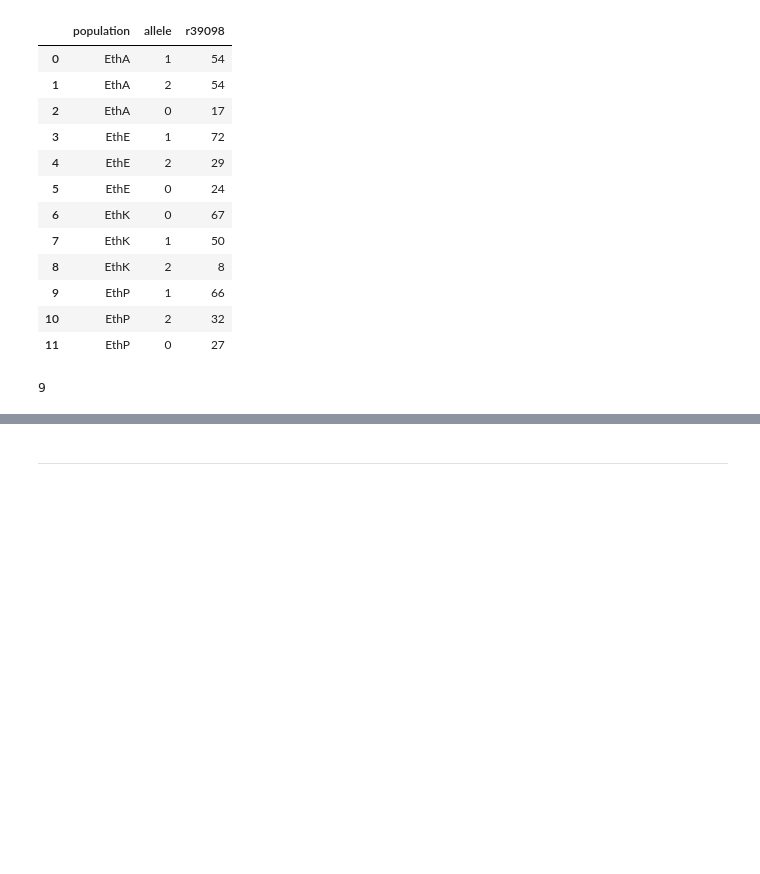
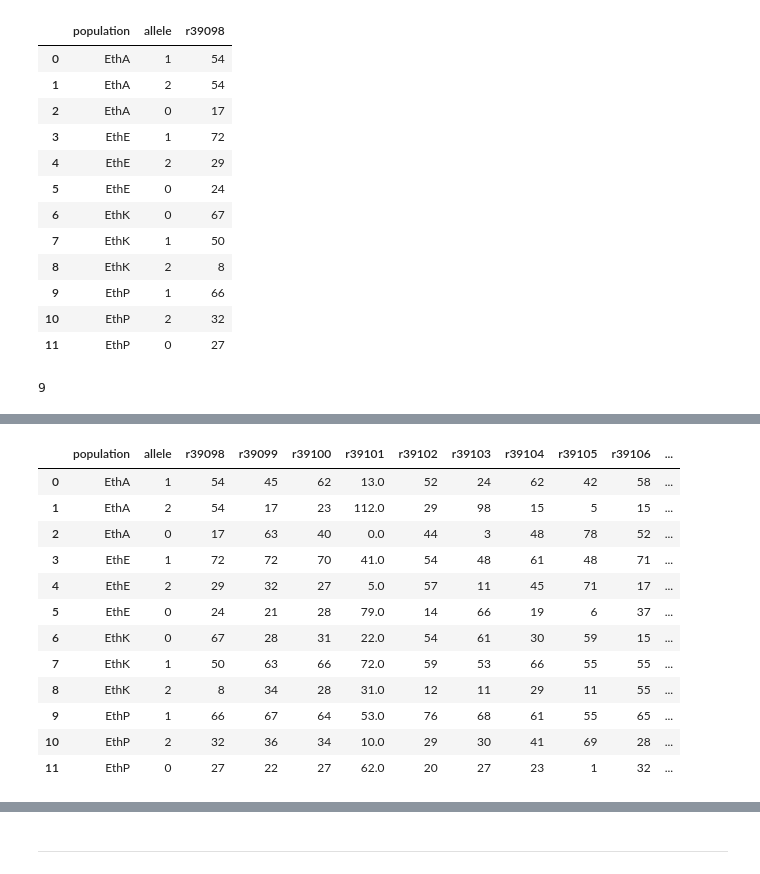
Before and after one commit to victoradell/single-nucleotide-polymorphisms, a Jupyter notebook: notebooks/snp_visualization.ipynb, the cells around one changed output, grey strips where cells are left out. Saved outputs shown, nothing was run; the diff lists cells and outputs as text; code cells hidden in the pictures; blank space fills up the shorter version.

```diff
--- a/notebooks/snp_visualization.ipynb
+++ b/notebooks/snp_visualization.ipynb
@@ -70,3 +71,20 @@ a
+# %%
+a = a.fillna(0)
+a
+# %% [output]
+|  | population | allele | r39098 | r39099 | r39100 | r39101 | r39102 | r39103 | r39104 | r39105 | r39106 | ... |
+| 0 | EthA | 1 | 54 | 45 | 62 | 13.0 | 52 | 24 | 62 | 42 | 58 | ... |
+| 1 | EthA | 2 | 54 | 17 | 23 | 112.0 | 29 | 98 | 15 | 5 | 15 | ... |
+| 2 | EthA | 0 | 17 | 63 | 40 | 0.0 | 44 | 3 | 48 | 78 | 52 | ... |
+| 3 | EthE | 1 | 72 | 72 | 70 | 41.0 | 54 | 48 | 61 | 48 | 71 | ... |
+| 4 | EthE | 2 | 29 | 32 | 27 | 5.0 | 57 | 11 | 45 | 71 | 17 | ... |
+| 5 | EthE | 0 | 24 | 21 | 28 | 79.0 | 14 | 66 | 19 | 6 | 37 | ... |
+| 6 | EthK | 0 | 67 | 28 | 31 | 22.0 | 54 | 61 | 30 | 59 | 15 | ... |
+| 7 | EthK | 1 | 50 | 63 | 66 | 72.0 | 59 | 53 | 66 | 55 | 55 | ... |
+| 8 | EthK | 2 | 8 | 34 | 28 | 31.0 | 12 | 11 | 29 | 11 | 55 | ... |
+| 9 | EthP | 1 | 66 | 67 | 64 | 53.0 | 76 | 68 | 61 | 55 | 65 | ... |
+| 10 | EthP | 2 | 32 | 36 | 34 | 10.0 | 29 | 30 | 41 | 69 | 28 | ... |
+| 11 | EthP | 0 | 27 | 22 | 27 | 62.0 | 20 | 27 | 23 | 1 | 32 | ... |
 # %%
 final = pd.melt(a, id_vars=['population', 'allele'], var_name='snp')
 final.head()
```
Also changed, not shown: parts of 7 cells of this notebook, 7 other files.
